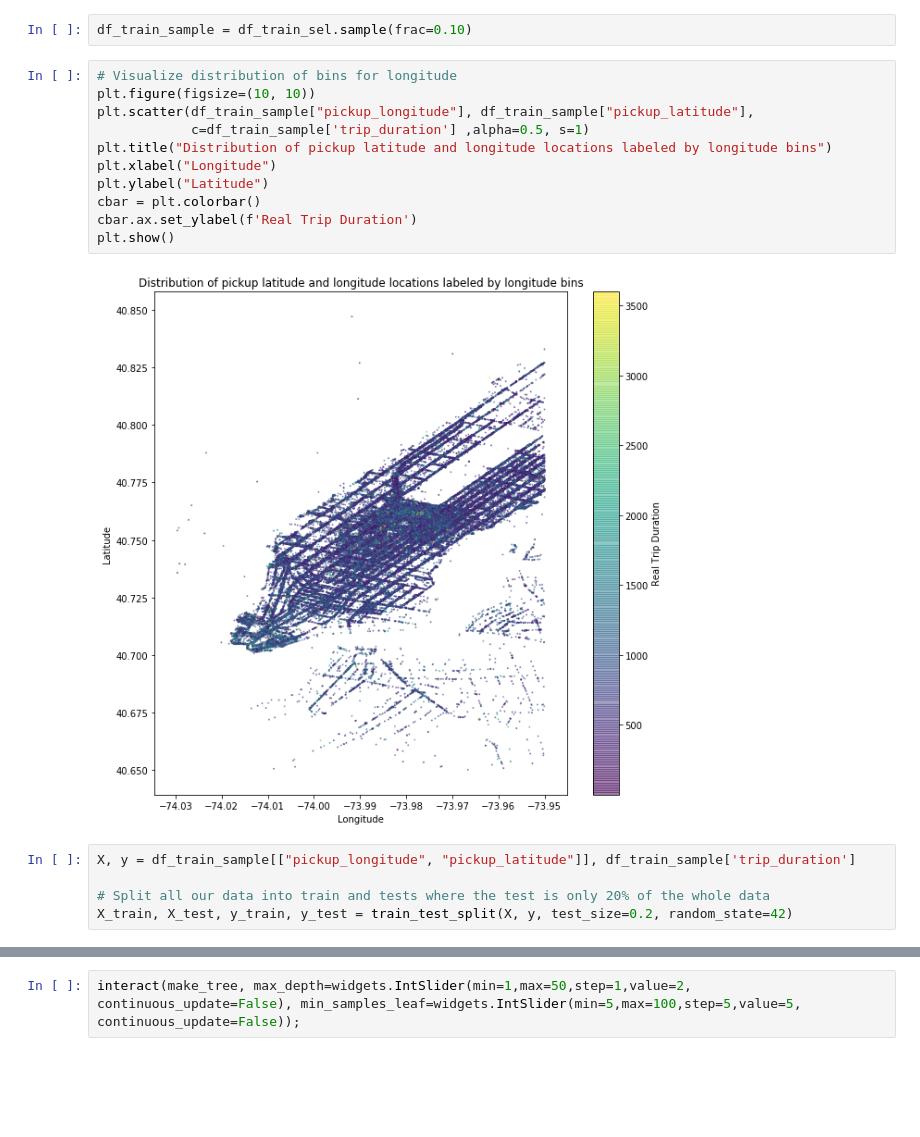
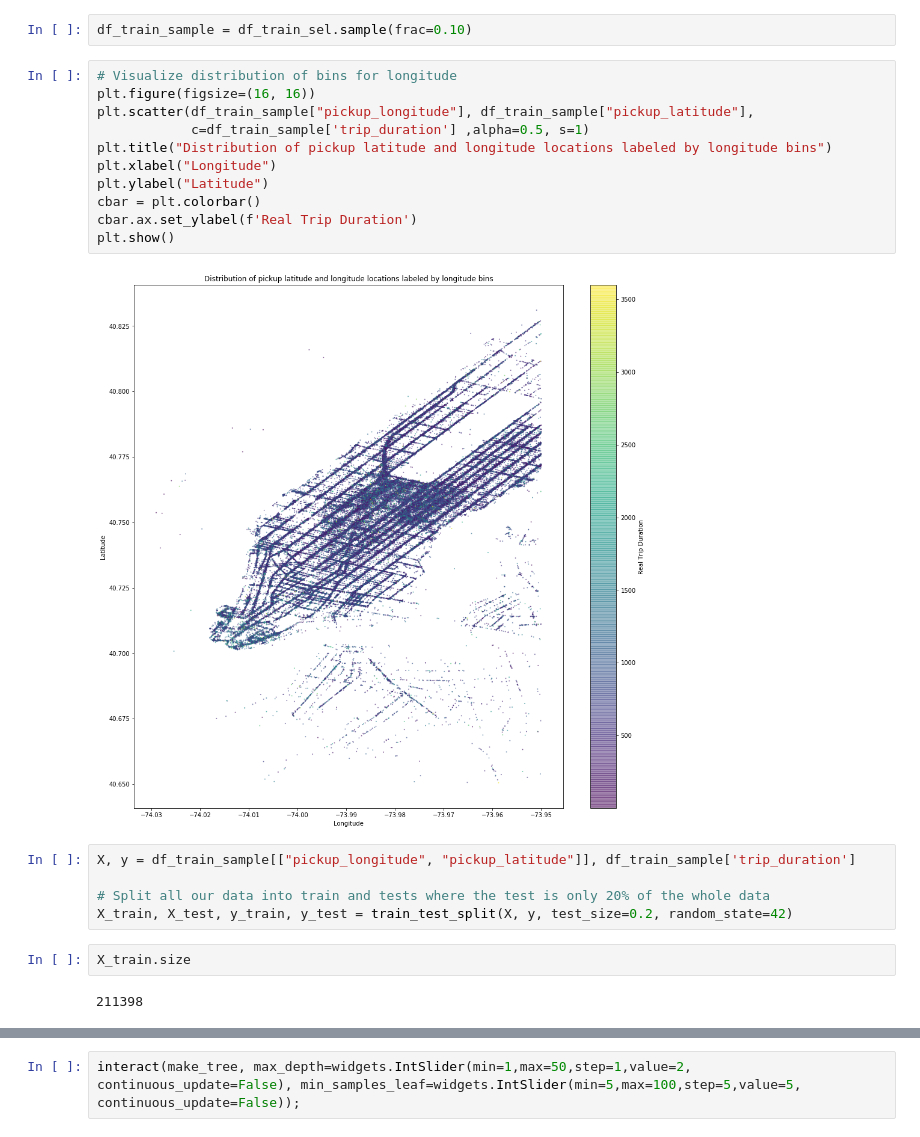
Before and after one commit to ReDI-School/python-data-science, a Jupyter notebook: week5/nyc-taxi-overfitting.ipynb, the cells around one changed output, grey strips where cells are left out. Saved outputs shown, nothing was run; the diff lists cells and outputs as text; blank space fills up the shorter version.

```diff
--- a/week5/nyc-taxi-overfitting.ipynb
+++ b/week5/nyc-taxi-overfitting.ipynb
@@ -44,22 +46,26 @@ sns.distplot(df_train_sel['trip_duration'])
 df_train_sample = df_train_sel.sample(frac=0.10)
 # %%
 # Visualize distribution of bins for longitude
-plt.figure(figsize=(10, 10))
+plt.figure(figsize=(16, 16))
 plt.scatter(df_train_sample["pickup_longitude"], df_train_sample["pickup_latitude"],
             c=df_train_sample['trip_duration'] ,alpha=0.5, s=1)
 plt.title("Distribution of pickup latitude and longitude locations labeled by longitude bins")
 plt.xlabel("Longitude")
 plt.ylabel("Latitude")
 cbar = plt.colorbar()
 cbar.ax.set_ylabel(f'Real Trip Duration')
 plt.show()
 # %% [output]
-[figure, old version]
+[figure, new version]
 # %%
 X, y = df_train_sample[["pickup_longitude", "pickup_latitude"]], df_train_sample['trip_duration']
 
 # Split all our data into train and tests where the test is only 20% of the whole data
 X_train, X_test, y_train, y_test = train_test_split(X, y, test_size=0.2, random_state=42)
+# %%
+X_train.size
+# %% [output]
+211398
 # %%
 def make_tree(max_depth, min_samples_leaf):
     # fit the model
```
Also changed, not shown: parts of 5 cells of this notebook, 1 other file.
